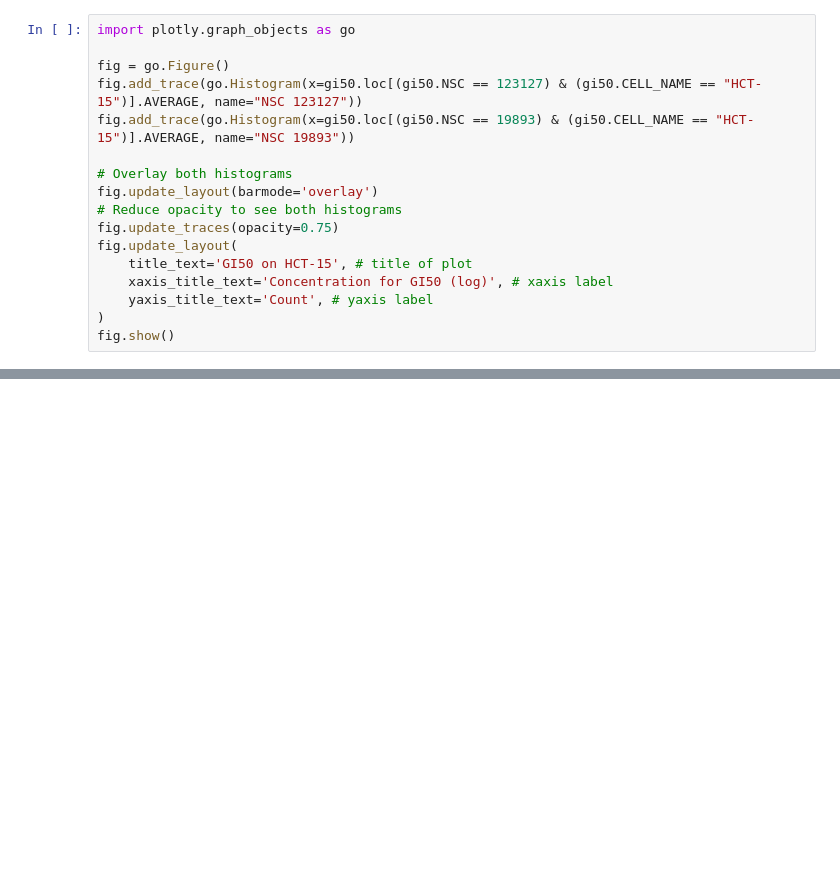
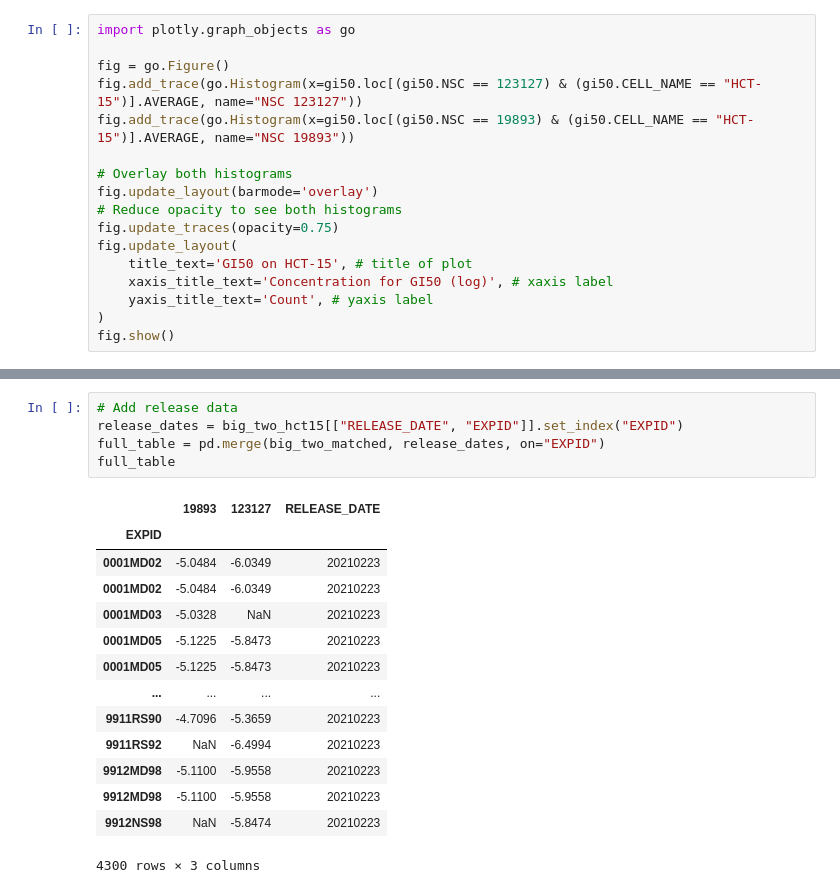
Before and after one commit to wagenrace/medical_data_blog, a Jupyter notebook: Adding_NCI60/exploring_GI50.ipynb, the cells around one changed output, grey strips where cells are left out. Cells and saved outputs as stored; diff of their text form; blank space fills up the shorter version.

Commit message:
add exploring of the data
Signed-off-by: tomnijhof <tom.nijhof@cytosmart.com>

```diff
--- a/Adding_NCI60/exploring_GI50.ipynb
+++ b/Adding_NCI60/exploring_GI50.ipynb
@@ -90,0 +144,20 @@ big_two_matched.head()
+# %%
+# Add release data
+release_dates = big_two_hct15[["RELEASE_DATE", "EXPID"]].set_index("EXPID")
+full_table = pd.merge(big_two_matched, release_dates, on="EXPID")
+full_table
+# %% [output]
+|  | 19893 | 123127 | RELEASE_DATE |
+| EXPID |  |  |  |
+| 0001MD02 | -5.0484 | -6.0349 | 20210223 |
+| 0001MD02 | -5.0484 | -6.0349 | 20210223 |
+| 0001MD03 | -5.0328 | NaN | 20210223 |
+| 0001MD05 | -5.1225 | -5.8473 | 20210223 |
+| 0001MD05 | -5.1225 | -5.8473 | 20210223 |
+| ... | ... | ... | ... |
+| 9911RS90 | -4.7096 | -5.3659 | 20210223 |
+| 9911RS92 | NaN | -6.4994 | 20210223 |
+| 9912MD98 | -5.1100 | -5.9558 | 20210223 |
+| 9912MD98 | -5.1100 | -5.9558 | 20210223 |
+| 9912NS98 | NaN | -5.8474 | 20210223 |
+4300 rows × 3 columns
```
Also changed, not shown: parts of 13 cells of this notebook.
